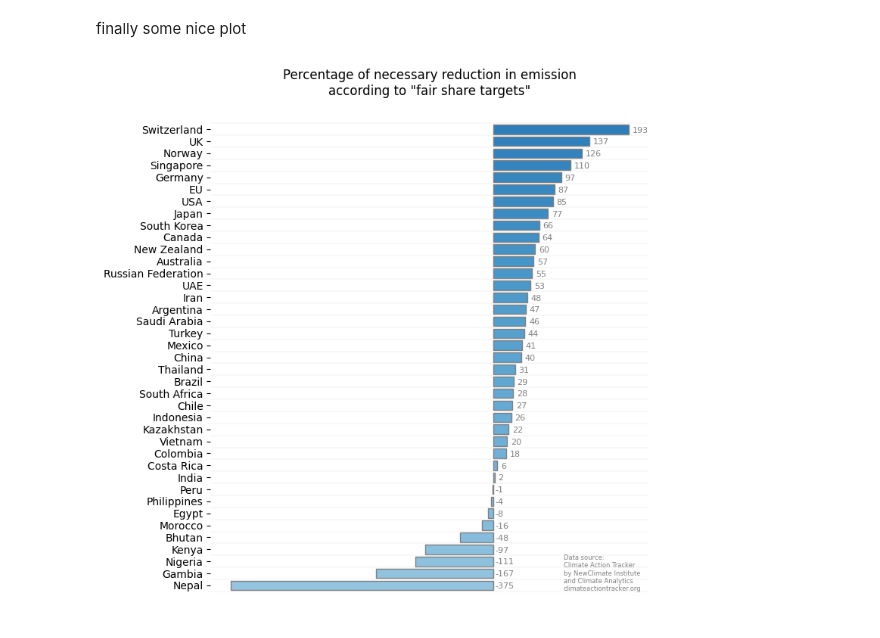
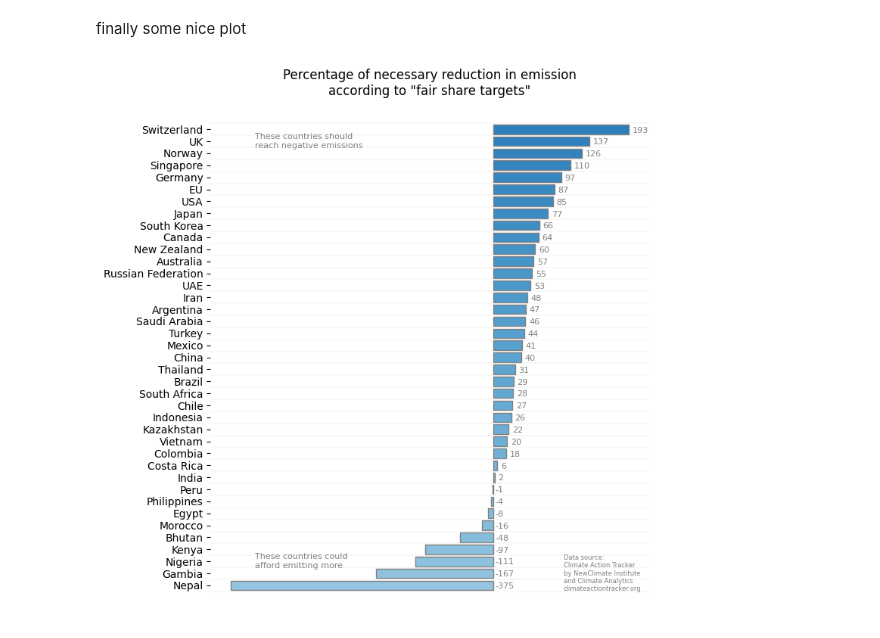
Before and after one commit to ezsolti/nephythings, a Jupyter notebook: FairShare.ipynb, the cells around one changed output. Cells and saved outputs as stored; diff of their text form; code cells hidden in the pictures.

Commit message:
Add some extra text to fair share

```diff
--- a/FairShare.ipynb
+++ b/FairShare.ipynb
@@ -61,7 +61,6 @@ def getReduction(dls):
         col_index = df.iloc[row_index-1].apply(pd.to_numeric, errors='coerce').eq(year).idxmax()
         emission2022 = df[col_index].iloc[row_index]
     print(year)
-    os.system('rm temp.xls')
     return (1-fair2030/emission2022)*100
 # %% [markdown]
 ... and grab the data
@@ -108,31 +107,40 @@ colors = plt.cm.Blues(np.linspace(0.4, 0.7, len(reductionValueSorted)))
 
 bars = plt.barh(reductionCountrySorted, reductionValueSorted, color=colors, edgecolor='gray')
 
 # Add title and labels
 plt.title('Percentage of necessary reduction in emission\naccording to "fair share targets"', fontsize=12 )
 
 # Annotate the bars with the values
 for i,bar in enumerate(bars):
     if reductionValueSorted[i]>0:
         plt.text(bar.get_width() + 5, bar.get_y() + bar.get_height() / 2-0.08,
              f'{bar.get_width():.0f}', va='center', ha='left', color='gray', fontsize=8)
     else:
         plt.text(2 , bar.get_y() + bar.get_height() / 2 - 0.08,
              f'{bar.get_width():.0f}', va='center', ha='left', color='gray', fontsize=8)
 
 for i in range(-1,len(bars)):
     plt.axhline(i+0.5,lw=0.2,color='lightgray')
 plt.box(False)
 plt.xticks([],[])
 plt.xlabel('')
 plt.ylabel('')
 
 plt.text(100 , 1,
      'Data source:\nClimate Action Tracker\nby NewClimate Institute\nand Climate Analytics\nclimateactiontracker.org',
          va='center', ha='left', color='gray', fontsize=6)
 
+plt.text(-340 , len(bars)-2,
+     'These countries should\nreach negative emissions',
+         va='center', ha='left', color='gray', fontsize=8)
+
+plt.text(-340 , 2,
+     'These countries could\nafford emitting more',
+         va='center', ha='left', color='gray', fontsize=8)
+
+
 plt.tight_layout()
 plt.savefig('fairshare.png',dpi=100)
 plt.show()
 # %% [output]
-[figure, old version]
+[figure, new version]
```
